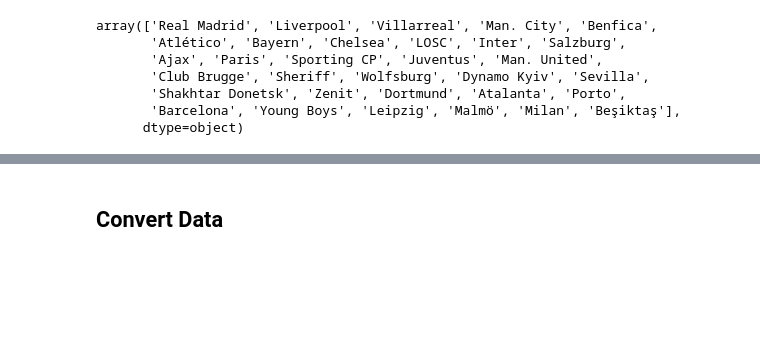
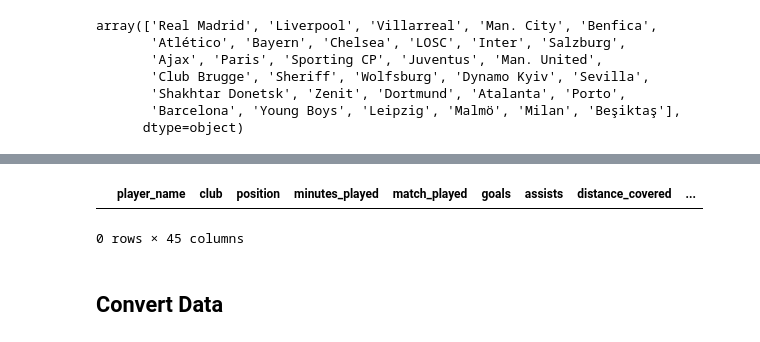
Before and after one commit to sulemanbasit/UCL21-22_MVP, a Jupyter notebook: clean_n_convert.ipynb, the cells around one changed output, grey strips where cells are left out. Saved outputs shown, nothing was run; the diff lists cells and outputs as text; code cells hidden in the pictures; blank space fills up the shorter version.

```diff
--- a/clean_n_convert.ipynb
+++ b/clean_n_convert.ipynb
@@ -124,2 +290,7 @@ clean_filled_player_data.describe()
+# %%
+clean_filled_player_data[clean_filled_player_data["Champions_League_Stage"] == "Not Participated"]
+# %% [output]
+|  | player_name | club | position | minutes_played | match_played | goals | assists | distance_covered | ... |
+0 rows × 45 columns
 # %% [markdown]
 ## Convert Data
```
Also changed, not shown: parts of 12 cells of this notebook.
